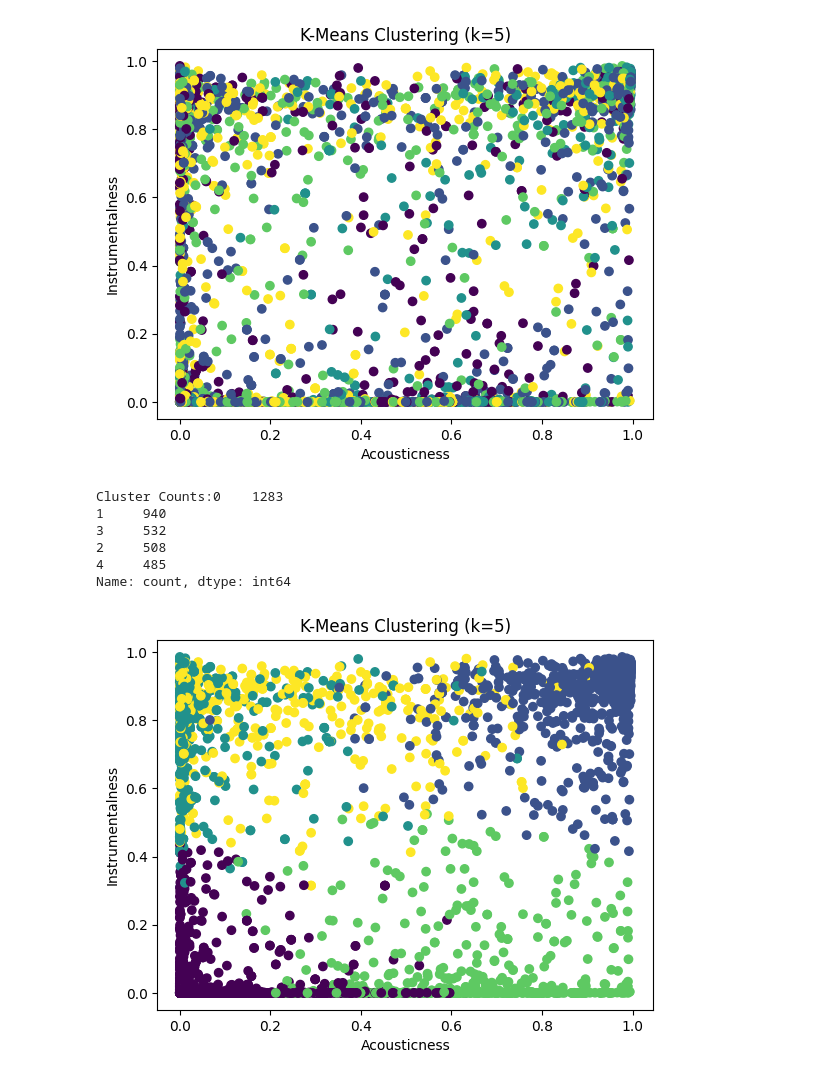
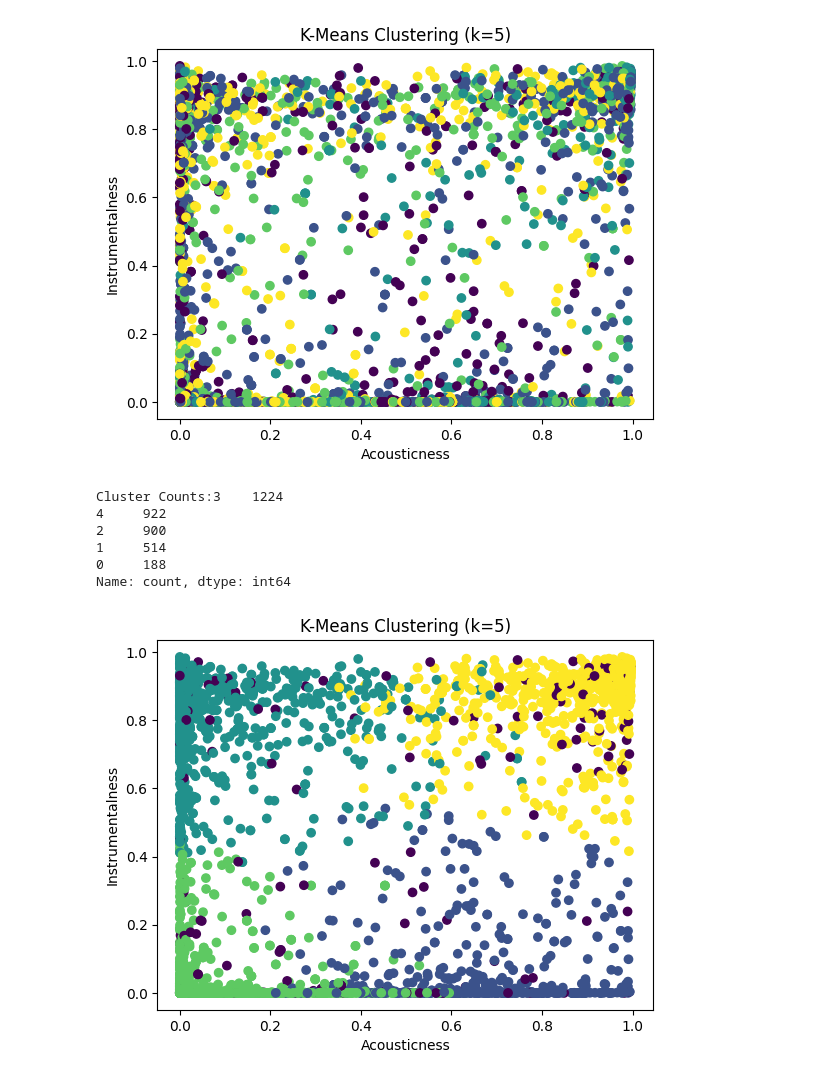
Before and after one commit to linusedman/Data-mining-I, a Jupyter notebook: mini_project/preprocessing.ipynb, the cells around one changed output. Drawn from its saved outputs; the diff is of its cells as text; code cells hidden in the pictures.

```diff
--- a/mini_project/preprocessing.ipynb
+++ b/mini_project/preprocessing.ipynb
@@ -17,0 +8,12 @@ data.head()
+# %%
+from sklearn.preprocessing import MinMaxScaler
+
+scaler = MinMaxScaler()
+columns_to_scale = ['loudness', 'tempo']
+
+data[columns_to_scale] = scaler.fit_transform(data[columns_to_scale])
+# pairplot(data, hue='genre')
+# plt.savefig('scaled_pariplot.png')
+
+data = data.drop(columns=['id', 'genre'])
+data.head()
@@ -17,0 +27,18 @@ data.head()
+# %%
+from sklearn.neighbors import LocalOutlierFactor
+
+# Fit Local Outlier Factor (LOF)
+# n_neighbors=10: checking the 10 nearest neighbors
+# novelty=False: used to fit LOF model on training data
+contamination = 0.05
+
+lof = LocalOutlierFactor(n_neighbors=10, contamination=contamination)  #
+
+# Fit and predict outliers (-1 for outlier, 1 for inliers)
+data['outlier_lof'] = lof.fit_predict(data)
+
+# Mark the outliers
+outliers_lof = data[data['outlier_lof'] == -1]
+
+filtered_data = data[data['outlier_lof'] == 1].copy()
+filtered_data.head()
@@ -40,34 +74,35 @@ Cluster Counts:1    1021
 Name: count, dtype: int64
 [figure]
 # %%
-from sklearn.preprocessing import normalize
+# from sklearn.preprocessing import MinMaxScaler
 
-columns_to_normalize = ['loudness', 'tempo']
+# scaler = MinMaxScaler()
+# columns_to_scale = ['loudness', 'tempo']
 
-data[columns_to_normalize] = normalize(data[columns_to_normalize])
+# data[columns_to_scale] = scaler.fit_transform(data[columns_to_scale])
 
 kmeans = KMeans(n_clusters=5)
 kmeans.fit(data)
 
 # Accessing cluster labels and centroids
 labels = kmeans.labels_
 centroids = kmeans.cluster_centers_
 cluster_counts = pd.Series(labels).value_counts()
 print(f"Cluster Counts:{cluster_counts}")
 # Plotting the data using two features: "sw" (sepal width) and "sl" (sepal length)
 plt.scatter(data["acousticness"], data["instrumentalness"], c=labels, cmap='viridis')
 plt.xlabel('Acousticness')
 plt.ylabel('Instrumentalness')
 plt.title('K-Means Clustering (k=5)')
 plt.show()
 # %% [output]
-Cluster Counts:0    1283
-1     940
-3     532
-2     508
-4     485
+Cluster Counts:3    1224
+4     922
+2     900
+1     514
+0     188
 Name: count, dtype: int64
-[figure, old version]
+[figure, new version]
 # %%
 from sklearn.neighbors import LocalOutlierFactor
 
```
Also changed, not shown: parts of 9 cells of this notebook, 1 other file.
